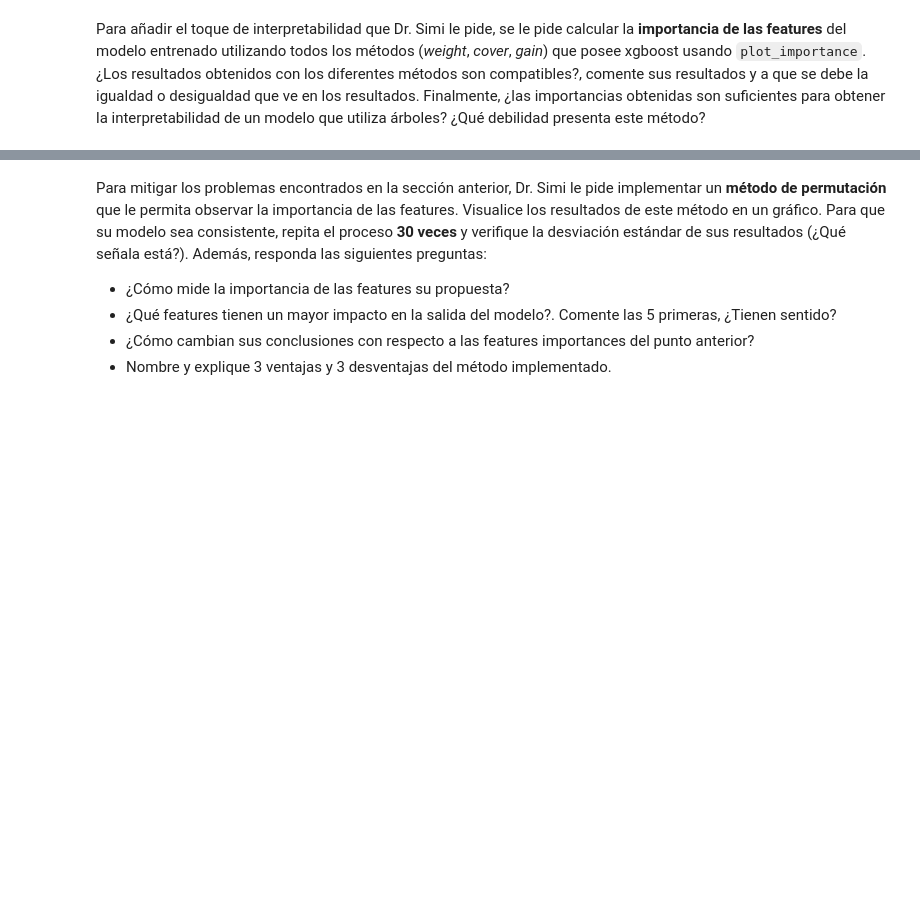
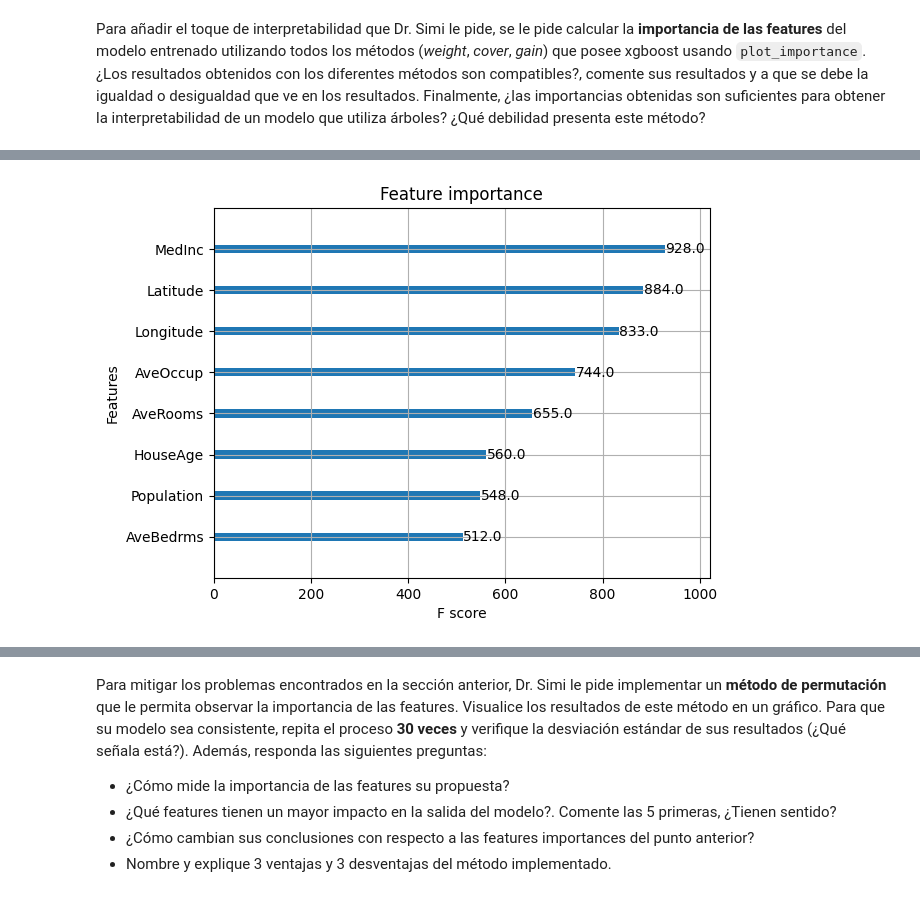
Before and after one commit to JoseSaffie/MDS7202-1-Primavera-2023, a Jupyter notebook: Laboratorios/Lab 10/Laboratorio10_Enunciado.ipynb, the cells around one changed output, grey strips where cells are left out. Drawn from its saved outputs; the diff is of its cells as text; code cells hidden in the pictures; blank space fills up the shorter version.

```diff
--- a/Laboratorios/Lab 10/Laboratorio10_Enunciado.ipynb
+++ b/Laboratorios/Lab 10/Laboratorio10_Enunciado.ipynb
@@ -117,3 +260,29 @@ Para añadir el toque de interpretabilidad que Dr. Simi le pide, se le pide calc
+# %%
+import xgboost as xgb
+from xgboost import plot_importance
+import matplotlib.pyplot as plt
+import pandas as pd
+from sklearn.model_selection import train_test_split
+from sklearn.datasets import fetch_california_housing
+
+# Cargar el conjunto de datos de ejemplo (Boston Housing)
+boston = fetch_california_housing()
+data = pd.DataFrame(boston.data, columns=boston.feature_names)
+X = data
+y = boston.target
+
+# Dividir el conjunto de datos en entrenamiento y prueba
+X_train, X_test, y_train, y_test = train_test_split(X, y, test_size=0.2, random_state=42)
+
+# Crear y entrenar un modelo XGBoost
+model = xgb.XGBRegressor(objective ='reg:squarederror')
+model.fit(X_train, y_train)
+
+# Visualizar la importancia de las características
+plot_importance(model)
+plt.show()
+# %% [output]
+[figure, added]
 # %% [markdown]
 ## 4. Métodos Agnósticos Globales (1.0 puntos)
 
```
Also changed, not shown: parts of 12 cells of this notebook.
